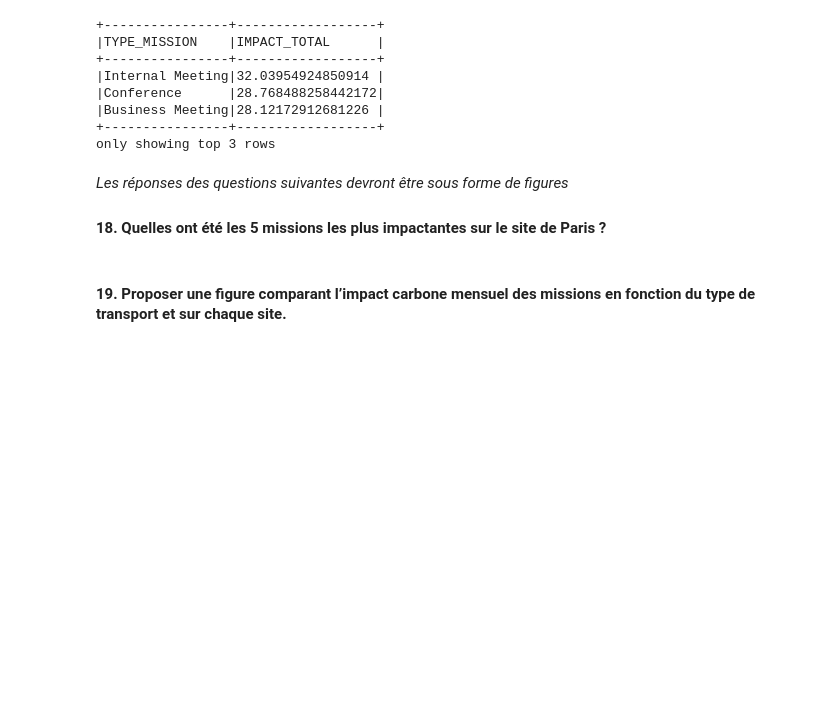
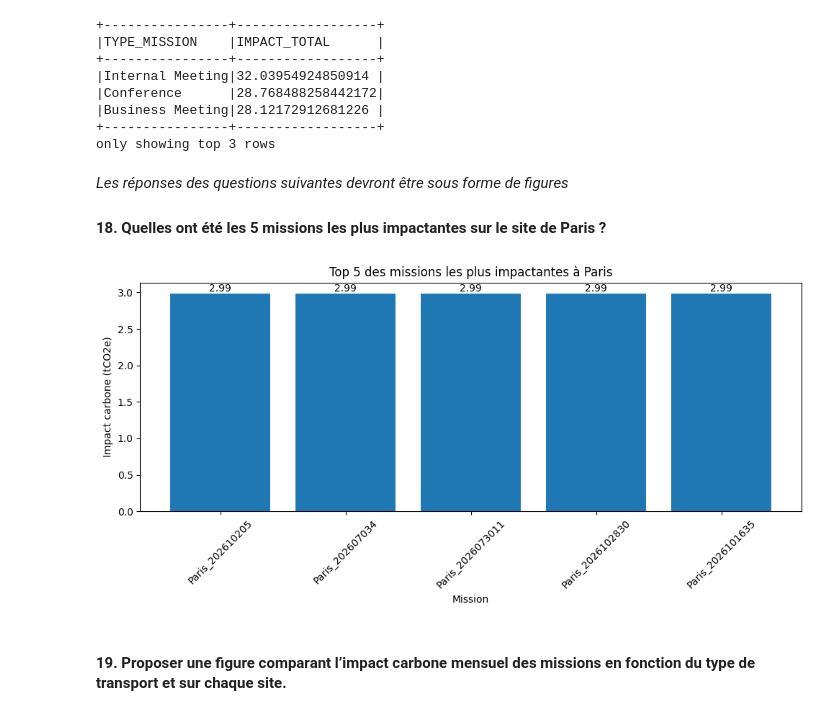
Before and after one commit to Remizzzzz/NF26_BGES, a Jupyter notebook: projet.ipynb, the cells around one changed output. Cells and saved outputs as stored; diff of their text form; code cells hidden in the pictures; blank space fills up the shorter version.

```diff
--- a/projet.ipynb
+++ b/projet.ipynb
@@ -474,5 +477,37 @@ only showing top 3 rows
 # %% [markdown]
 *Les réponses des questions suivantes devront être sous forme de figures*
 #### 18. Quelles ont été les 5 missions les plus impactantes sur le site de Paris ?
+# %%
+result = FAITS_MISSION \
+    .join(MISSION, on="ID_MISSION") \
+    .where(col("SITE") == "Paris") \
+    .groupBy("ID_MISSION", "TYPE_MISSION") \
+    .agg(sum("IMPACT_CARBONE").alias("IMPACT_TOTAL")) \
+    .orderBy(desc("IMPACT_TOTAL")) \
+    .limit(5)
+
+pdf = result.toPandas()
+
+plt.figure(figsize=(10,5))
+bars = plt.bar(pdf["ID_MISSION"].astype(str), pdf["IMPACT_TOTAL"])
+
+plt.xlabel("Mission")
+plt.ylabel("Impact carbone (tCO2e)")
+plt.title("Top 5 des missions les plus impactantes à Paris")
+plt.xticks(rotation=45)
+
+for bar in bars:
+    plt.text(
+        bar.get_x() + bar.get_width() / 2,
+        bar.get_height(),
+        f"{bar.get_height():.2f}",
+        ha="center",
+        va="bottom"
+    )
+
+plt.tight_layout()
+plt.show()
+# %% [output]
+[figure, added]
 # %% [markdown]
 #### 19. Proposer une figure comparant l’impact carbone mensuel des missions en fonction du type de transport et sur chaque site.
```
Also changed, not shown: parts of 3 cells of this notebook, 2 other files.
